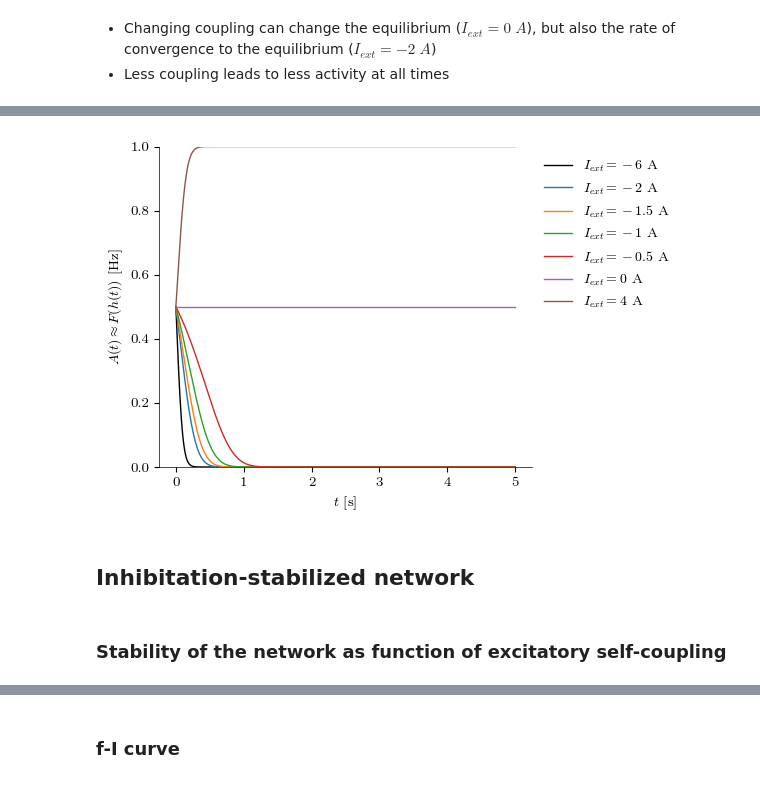
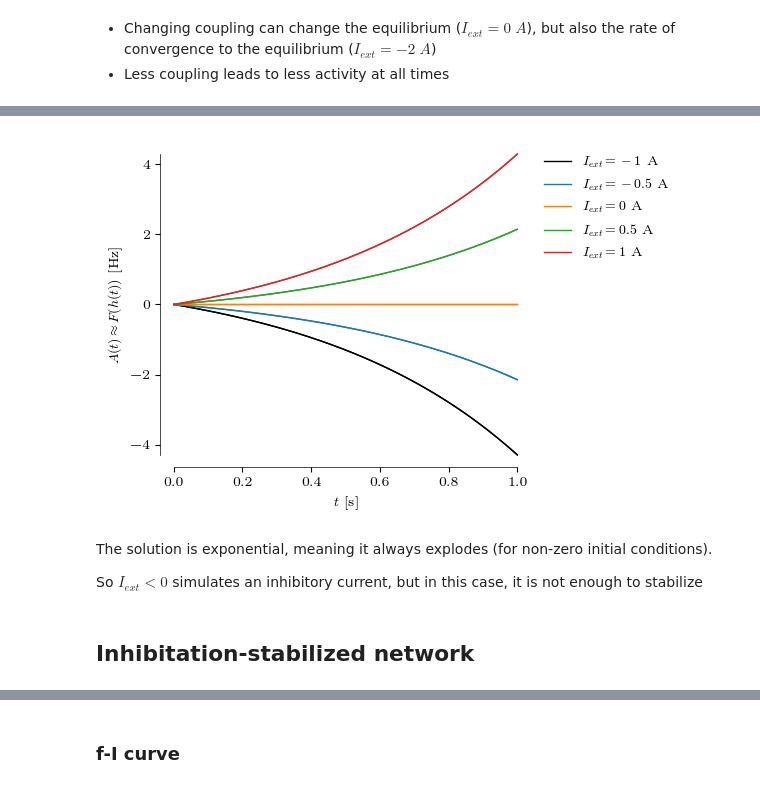
Before and after one commit to ninivert/BIO465-cortical-surround-suppression, a Jupyter notebook: src/notebook.ipynb, the cells around one changed output, grey strips where cells are left out. Cells and saved outputs as stored; diff of their text form; code cells hidden in the pictures.

Commit message:
linear rate networks analyzed

```diff
--- a/src/notebook.ipynb
+++ b/src/notebook.ipynb
@@ -39,7 +39,7 @@ TODO : verify these claims
 plt.close()
 fig, ax = plt.subplots(dpi=100)
 
-for I_ext in (-6, -2, -1.5, -1, -0.5, 0, 4):
+for I_ext in (-2, -1.5, -1, -0.5, 0):
 	pop = Populations(W=np.array([[2]]), tau=0.60, R=1, gain_fn=sigmoid, I_ext=Flat(I_ext))
 	res = pop.simulate_h(np.array([0]), (0, 5), dt_max=0.01)
 	ax.plot(res.t, pop.gain_fn(res.y[0]), label=f'$I_{{ext}} = {I_ext}$ A')
@@ -47,6 +47,8 @@ for I_ext in (-6, -2, -1.5, -1, -0.5, 0, 4):
 ax.set_xlabel('$t$ [s]')
 ax.set_ylabel('$A(t) \\approx F(h(t))$ [Hz]')
 ax.set_ylim((0, 1))
+data_lim(ax, which='x')
+breathe(ax)
 ax.legend(bbox_to_anchor=(1, 1), loc='upper left')
 plt.show()
 # %% [output]
@@ -66,18 +66,23 @@ plt.close()
 fig, ax = plt.subplots(figsize=(12, 6), dpi=100)
 delta = Delta(7)
 
-for iax, spike_charge in enumerate((1, -1)):
+for idx, spike_charge in enumerate((1, 0.3, -1)):
 	ax.set_prop_cycle(None)  # reset color cycle
 
-	for I_ext in (-6, -2, -1.5, -1, -0.5, 0, 4):
+	for I_ext in (-2, -1.5, -1, -0.5, 0):
 		pop = Populations(W=np.array([[2]]), tau=0.60, R=1, gain_fn=sigmoid, I_ext=Flat(I_ext) + spike_charge*delta)
-		res = pop.simulate_h(np.array([0]), (0, 15), dt_max=delta.eps/20)
-		ax.plot(res.t, pop.gain_fn(res.y[0]), label=f'$I_{{ext}} = {I_ext}$ A, $q = {spike_charge}$ C', linestyle='-' if iax == 0 else '--')
+		res = pop.simulate_h(np.array([0]), (0, 14), dt_max=delta.eps/20)
+		ax.plot(
+			res.t, pop.gain_fn(res.y[0]),
+			label=f'$I_{{ext}} = {I_ext}$ A, $q = {spike_charge}$ C',
+			linestyle={0: 'solid', 1: 'dashed', 2: 'dotted'}.get(idx)
+		)
 
-# ax.axvline(delta.t0, linestyle='--')
 ax.set_xlabel('$t$ [s]')
 ax.set_ylabel('$A(t) \\approx F(h(t))$ [Hz]')
 ax.set_ylim((0, 1))
+data_lim(ax, which='x')
+breathe(ax)
 ax.legend(bbox_to_anchor=(1, 1), loc='upper left')
 plt.show()
 # %% [output]
@@ -119,20 +156,35 @@ TODO :
+# %%
+def linear_solution(pop: Populations, y0: np.ndarray):
+	alpha = (pop.R * pop.W - np.eye(*pop.W.shape)) / pop.tau[:, None]
+	beta = (pop.R * pop.I_ext(0)) / pop.tau
+	def h(t: float) -> np.ndarray:
+		return np.linalg.inv(alpha) @ (scipy.linalg.expm(alpha * t) @ (alpha @ y0 + beta) - beta)
+	def vec_h(t: np.ndarray) -> np.ndarray:
+		hs = np.zeros((len(t), pop.W.shape[0]))
+		return np.array([h(t_) for t_ in t])
+	return vec_h
 # %%
 plt.close()
 fig, ax = plt.subplots(dpi=100)
 
-for I_ext in (-6, -2, -1.5, -1, -0.5, 0, 4):
-	pop = Populations(W=np.array([[2]]), tau=0.60, R=1, gain_fn=identity, I_ext=Flat(I_ext))
-	res = pop.simulate_h(np.array([0]), (0, 5), dt_max=0.01)
-	ax.plot(res.t, sigmoid(res.y[0]), label=f'$I_{{ext}} = {I_ext}$ A')
+for I_ext in (-1, -0.5, 0, 0.5, 1):
+	pop = Populations(W=np.array([[2]]), tau=np.array([0.60]), R=1, gain_fn=identity, I_ext=Flat(np.array([I_ext])))
+	res = pop.simulate_h(np.array([0]), (0, 1), dt_max=0.01)
+	line, = ax.plot(res.t, pop.gain_fn(res.y[0]), label=f'$I_{{ext}} = {I_ext}$ A')
+	ax.plot(res.t, linear_solution(pop, np.array([0]))(res.t), color=line.get_color())
 
 ax.set_xlabel('$t$ [s]')
 ax.set_ylabel('$A(t) \\approx F(h(t))$ [Hz]')
-ax.set_ylim((0, 1))
+# ax.set_ylim((0, 1))
+data_lim(ax, which='both')
+breathe(ax)
 ax.legend(bbox_to_anchor=(1, 1), loc='upper left')
 plt.show()
 # %% [output]
-[figure, old version]
+[figure, new version]
+# %% [markdown]
+The solution is exponential, meaning it always explodes (for non-zero initial conditions).
+
+So $I_{ext} < 0$ simulates an inhibitory current, but in this case, it is not enough to stabilize
 # %% [markdown]
 ## Inhibitation-stabilized network
-# %% [markdown]
-### Stability of the network as function of excitatory self-coupling
```
Also changed, not shown: parts of 22 cells of this notebook, 2 other files.
